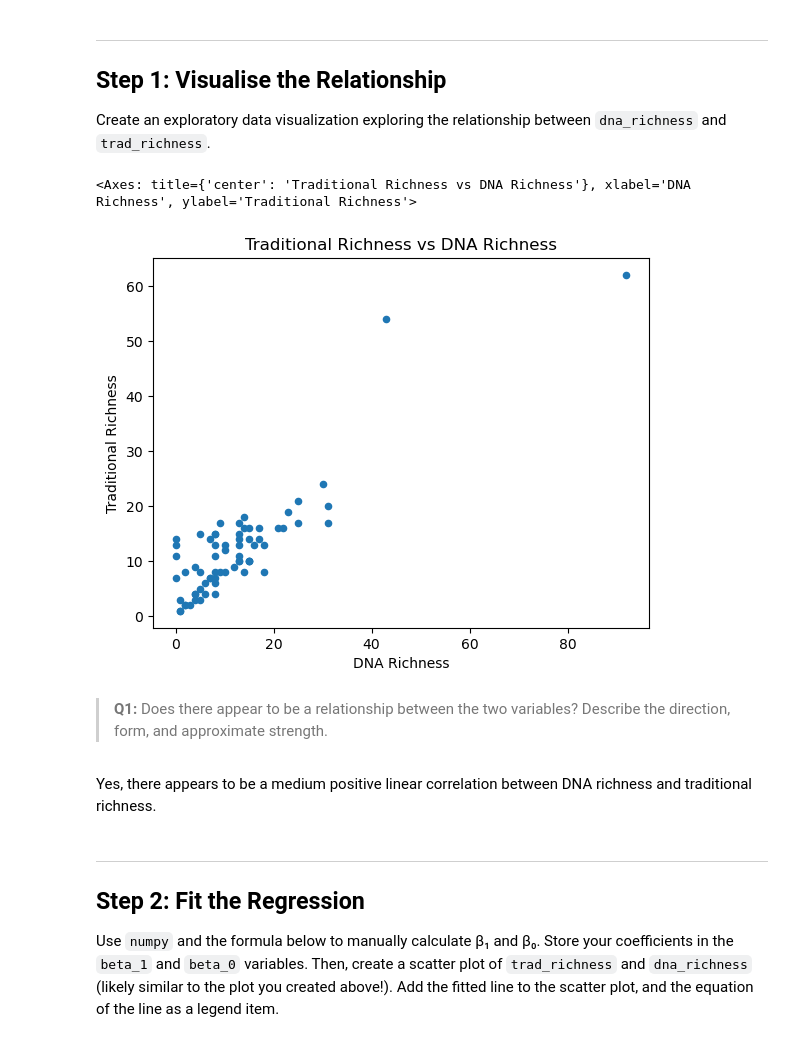
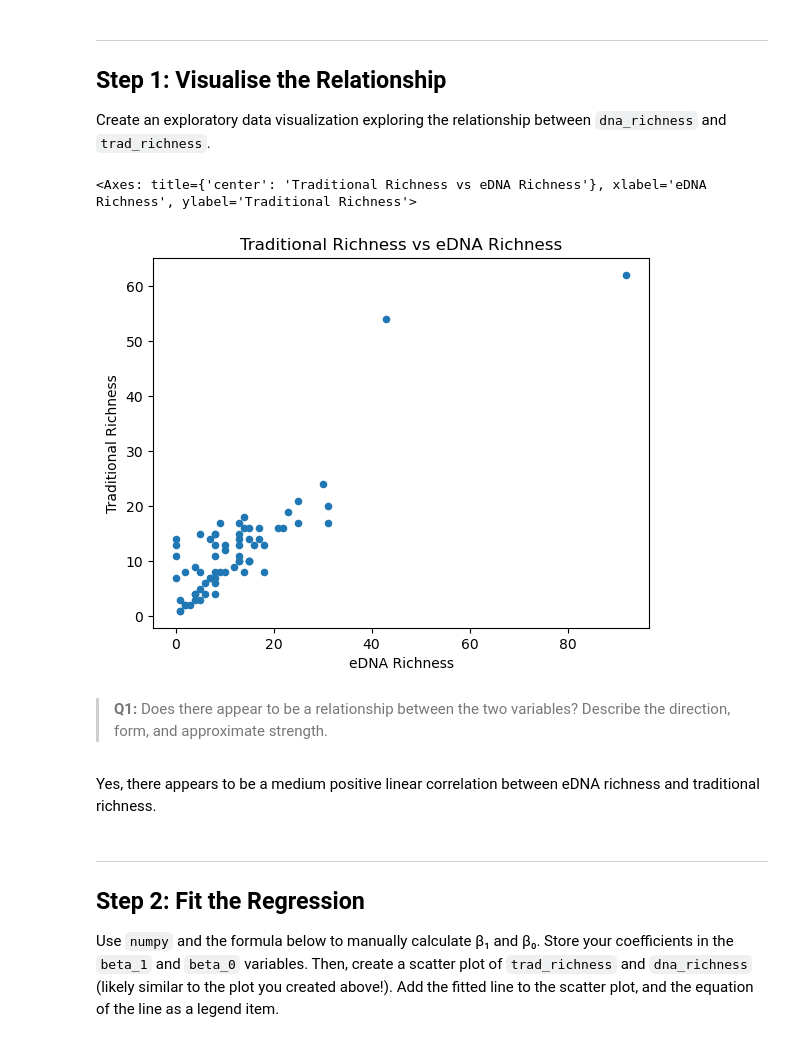
Before and after one commit to lucianbluescher/232assignment-1, a Jupyter notebook: task2/hw1-task2.ipynb, the cells around one changed output. Saved outputs shown, nothing was run; the diff lists cells and outputs as text; code cells hidden in the pictures.

```diff
--- a/task2/hw1-task2.ipynb
+++ b/task2/hw1-task2.ipynb
@@ -62,14 +62,14 @@ df.head()
 
 Create an exploratory data visualization exploring the relationship between `dna_richness` and `trad_richness`.
 # %%
-df.plot(x = 'dna_richness', y = 'trad_richness', kind = 'scatter', title = 'Traditional Richness vs DNA Richness', xlabel = 'DNA Richness', ylabel = 'Traditional Richness')
+df.plot(x = 'dna_richness', y = 'trad_richness', kind = 'scatter', title = 'Traditional Richness vs eDNA Richness', xlabel = 'eDNA Richness', ylabel = 'Traditional Richness')
 # %% [output]
-<Axes: title={'center': 'Traditional Richness vs DNA Richness'}, xlabel='DNA Richness', ylabel='Traditional Richness'>
+<Axes: title={'center': 'Traditional Richness vs eDNA Richness'}, xlabel='eDNA Richness', ylabel='Traditional Richness'>
-[figure, old version]
+[figure, new version]
 # %% [markdown]
 > **Q1:** Does there appear to be a relationship between the two variables? Describe the direction, form, and approximate strength.
 # %% [markdown]
-Yes, there appears to be a medium positive linear correlation between DNA richness and traditional richness.
+Yes, there appears to be a medium positive linear correlation between eDNA richness and traditional richness.
 # %% [markdown]
 <!-- END QUESTION -->
 
```
Also changed, not shown: parts of 6 cells of this notebook, 2 other files.
